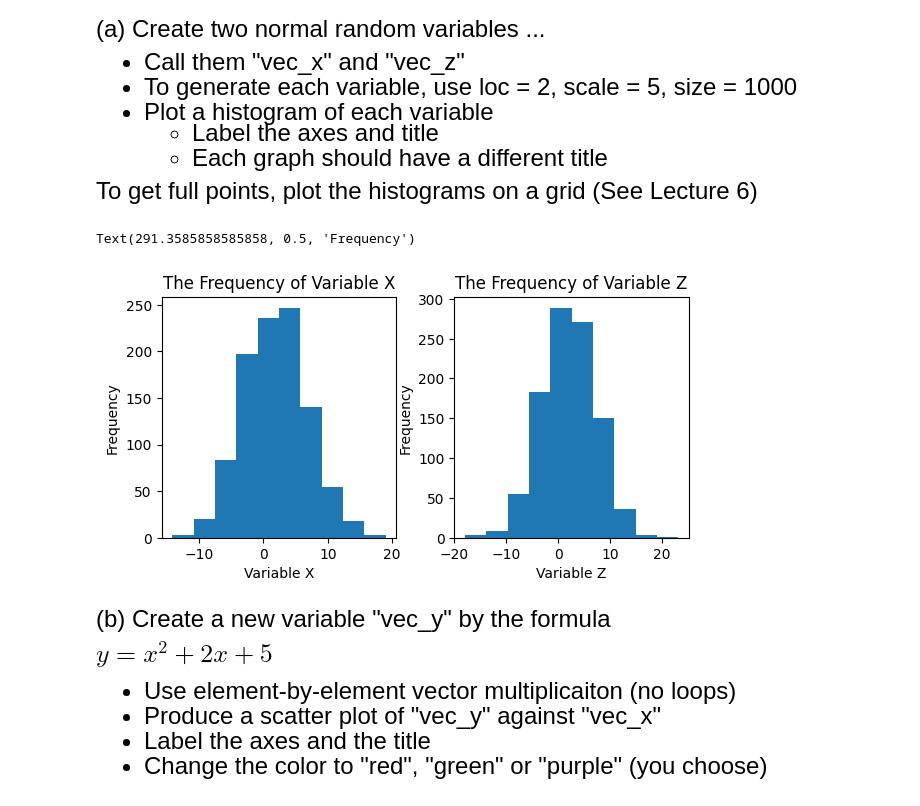
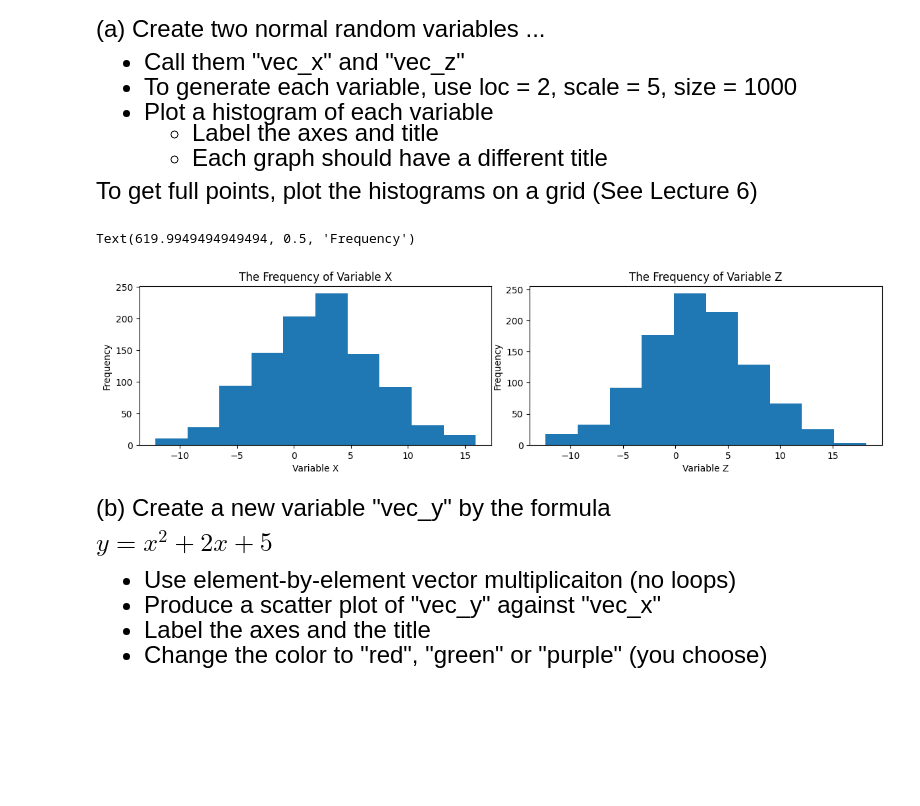
Before and after one commit to M-Roselinsky/emoryqtm151, a Jupyter notebook: Lecture 07/Lecture 7.ipynb, the cells around one changed output. Cells and saved outputs as stored; diff of their text form; code cells hidden in the pictures; blank space fills up the shorter version.

```diff
--- a/Lecture 07/Lecture 7.ipynb
+++ b/Lecture 07/Lecture 7.ipynb
@@ -96,23 +94,24 @@ To get full points, plot the histograms on a grid (See Lecture 6)
 # %%
 vec_x = np.random.normal(loc=2, scale=5, size=1000)
 vec_z = np.random.normal(loc=2, scale=5, size=1000)
 
-fig, list_subfig = plt.subplots(1, 2,figsize = (6,3))
+
+fig, list_subfig = plt.subplots(1, 2,figsize = (12,3))
 
 plt.tight_layout()
 
 list_subfig[0].hist(x = vec_x)
 list_subfig[0].set_title("The Frequency of Variable X")
 list_subfig[0].set_xlabel("Variable X")
 list_subfig[0].set_ylabel("Frequency")
 
 list_subfig[1].hist(x = vec_z)
 list_subfig[1].set_title("The Frequency of Variable Z")
 list_subfig[1].set_xlabel("Variable Z")
 list_subfig[1].set_ylabel("Frequency")
 # %% [output]
-Text(291.3585858585858, 0.5, 'Frequency')
+Text(619.9949494949494, 0.5, 'Frequency')
-[figure, old version]
+[figure, new version]
 # %% [markdown]
 <font size = "5">
 
```
Also changed, not shown: parts of 7 cells of this notebook, 10 other files.
